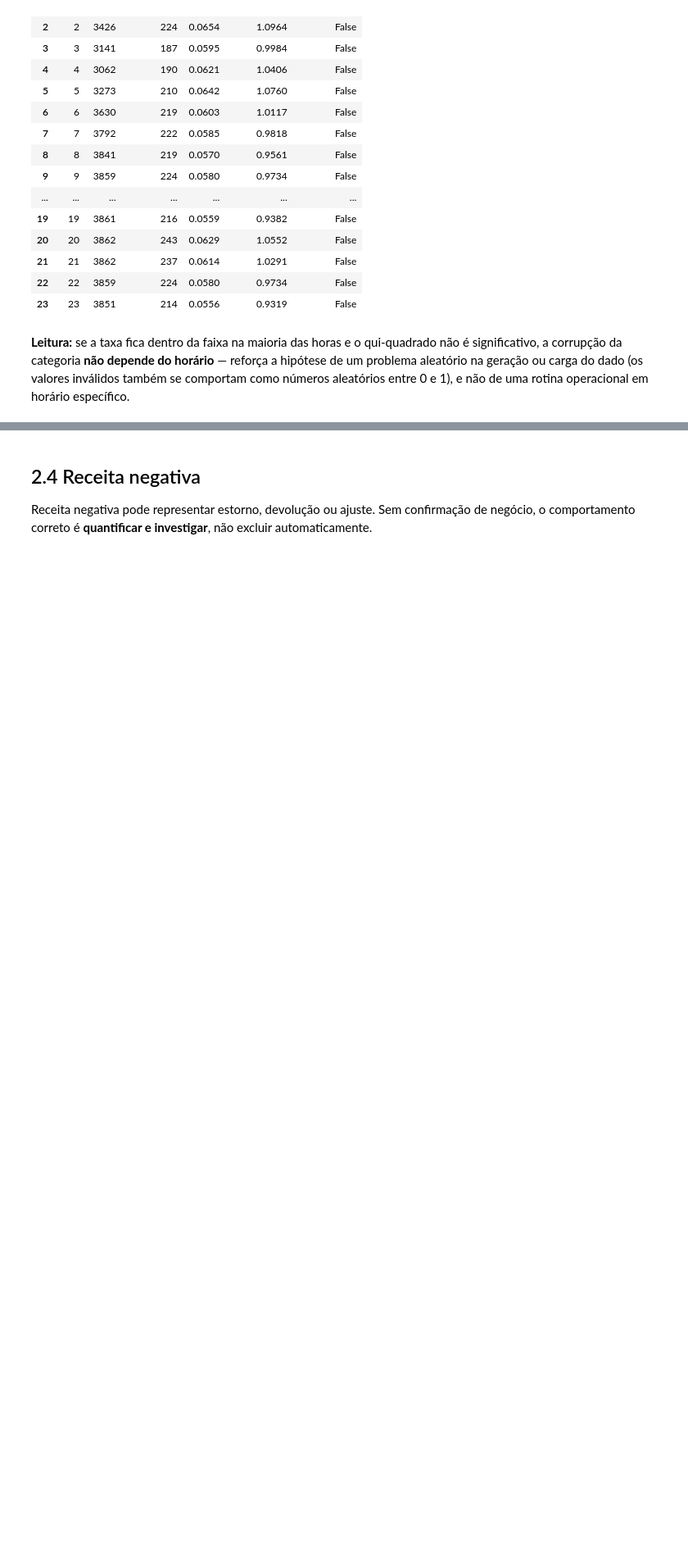
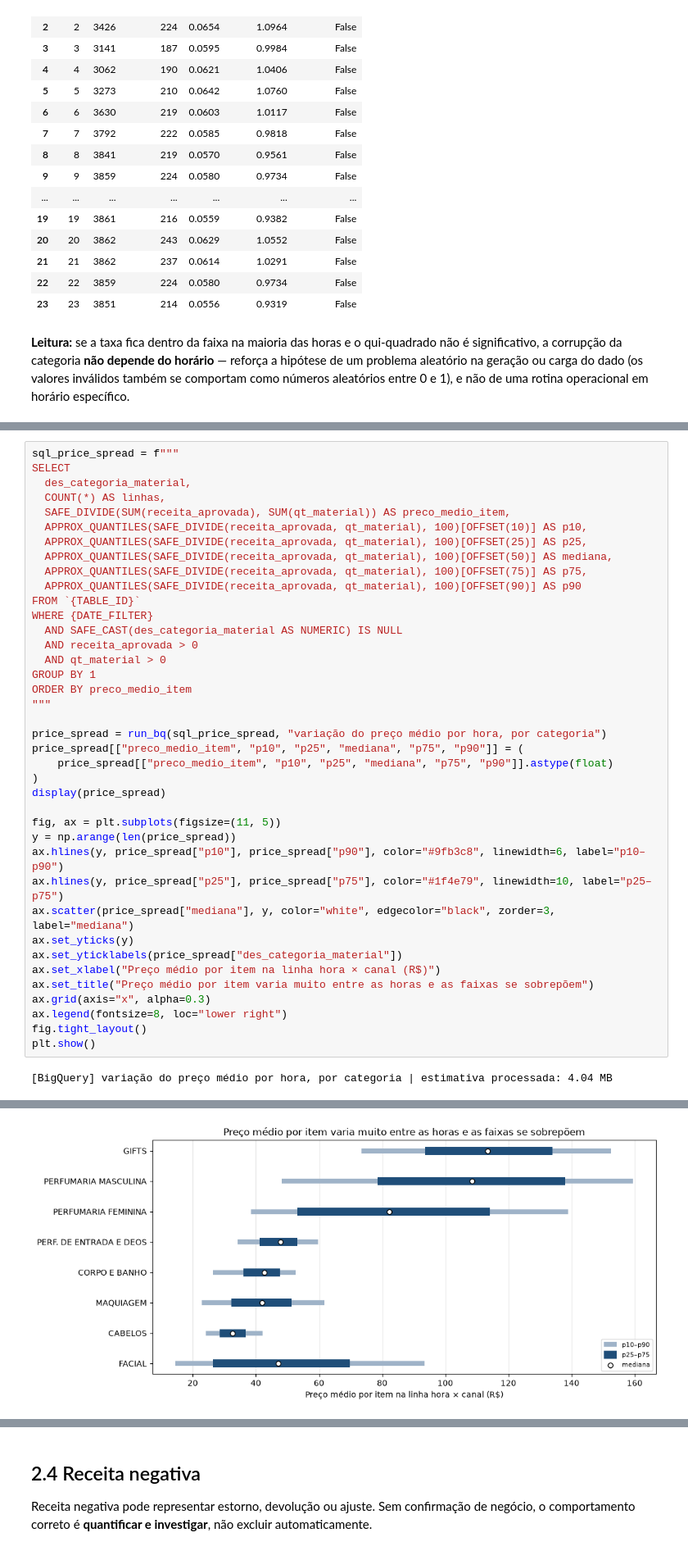
Before and after one commit to guisoares10/Projeto-GB, a Jupyter notebook: notebooks/01_eda_data_quality.ipynb, the cells around one changed output, grey strips where cells are left out. Shown at 82% size. Drawn from its saved outputs; the diff is of its cells as text; blank space fills up the shorter version.

```diff
--- a/notebooks/01_eda_data_quality.ipynb
+++ b/notebooks/01_eda_data_quality.ipynb
@@ -1025,0 +1197,41 @@ rotina operacional em horário específico.
+# %%
+sql_price_spread = f"""
+SELECT
+  des_categoria_material,
+  COUNT(*) AS linhas,
+  SAFE_DIVIDE(SUM(receita_aprovada), SUM(qt_material)) AS preco_medio_item,
+  APPROX_QUANTILES(SAFE_DIVIDE(receita_aprovada, qt_material), 100)[OFFSET(10)] AS p10,
+  APPROX_QUANTILES(SAFE_DIVIDE(receita_aprovada, qt_material), 100)[OFFSET(25)] AS p25,
+  APPROX_QUANTILES(SAFE_DIVIDE(receita_aprovada, qt_material), 100)[OFFSET(50)] AS mediana,
+  APPROX_QUANTILES(SAFE_DIVIDE(receita_aprovada, qt_material), 100)[OFFSET(75)] AS p75,
+  APPROX_QUANTILES(SAFE_DIVIDE(receita_aprovada, qt_material), 100)[OFFSET(90)] AS p90
+FROM `{TABLE_ID}`
+WHERE {DATE_FILTER}
+  AND SAFE_CAST(des_categoria_material AS NUMERIC) IS NULL
+  AND receita_aprovada > 0
+  AND qt_material > 0
+GROUP BY 1
+ORDER BY preco_medio_item
+"""
+
+price_spread = run_bq(sql_price_spread, "variação do preço médio por hora, por categoria")
+price_spread[["preco_medio_item", "p10", "p25", "mediana", "p75", "p90"]] = (
+    price_spread[["preco_medio_item", "p10", "p25", "mediana", "p75", "p90"]].astype(float)
+)
+display(price_spread)
+
+fig, ax = plt.subplots(figsize=(11, 5))
+y = np.arange(len(price_spread))
+ax.hlines(y, price_spread["p10"], price_spread["p90"], color="#9fb3c8", linewidth=6, label="p10–p90")
+ax.hlines(y, price_spread["p25"], price_spread["p75"], color="#1f4e79", linewidth=10, label="p25–p75")
+ax.scatter(price_spread["mediana"], y, color="white", edgecolor="black", zorder=3, label="mediana")
+ax.set_yticks(y)
+ax.set_yticklabels(price_spread["des_categoria_material"])
+ax.set_xlabel("Preço médio por item na linha hora × canal (R$)")
+ax.set_title("Preço médio por item varia muito entre as horas e as faixas se sobrepõem")
+ax.grid(axis="x", alpha=0.3)
+ax.legend(fontsize=8, loc="lower right")
+fig.tight_layout()
+plt.show()
+# %% [output]
+[BigQuery] variação do preço médio por hora, por categoria | estimativa processada: 4.04 MB
@@ -1025,0 +1247 @@ rotina operacional em horário específico.
+[figure, added]
```
Also changed, not shown: parts of 10 cells of this notebook.
